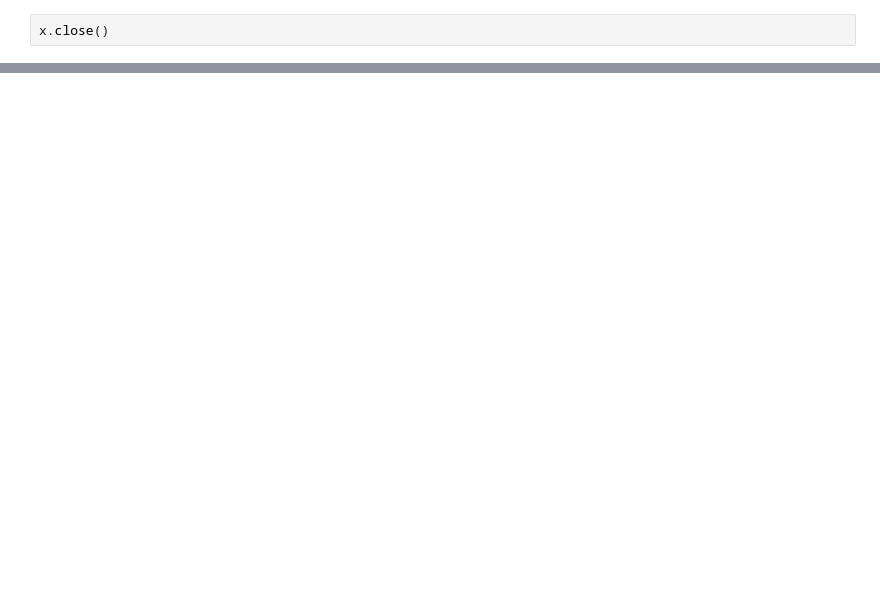
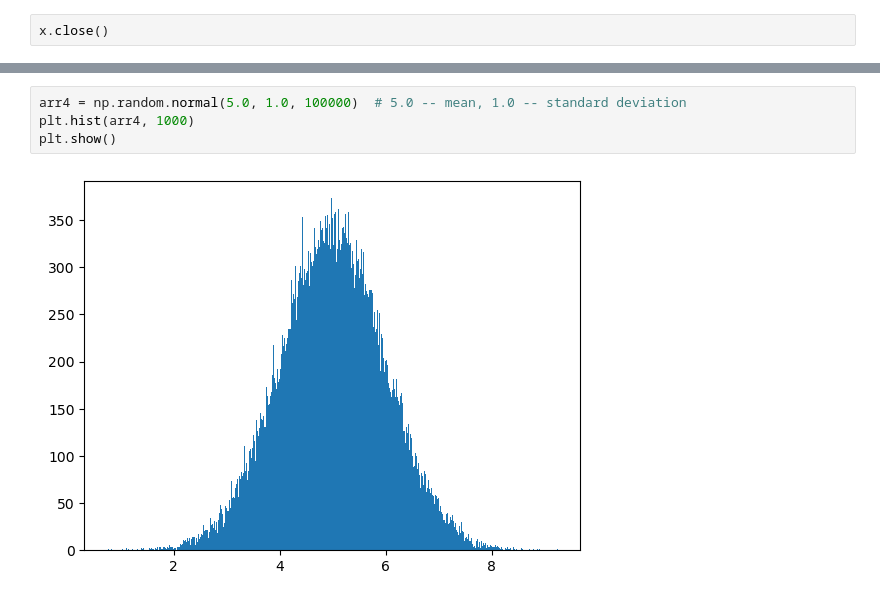
Before and after one commit to AqsaAshfaq07/Python_Basics, a Jupyter notebook: python_basics.ipynb, the cells around one changed output, grey strips where cells are left out. Cells and saved outputs as stored; diff of their text form; blank space fills up the shorter version.

```diff
--- a/python_basics.ipynb
+++ b/python_basics.ipynb
@@ -280,0 +309,6 @@ x.close()
+# %%
+arr4 = np.random.normal(5.0, 1.0, 100000)  # 5.0 -- mean, 1.0 -- standard deviation
+plt.hist(arr4, 1000)
+plt.show()
+# %% [output]
+[figure, added]
```
Also changed, not shown: parts of 33 cells of this notebook.
